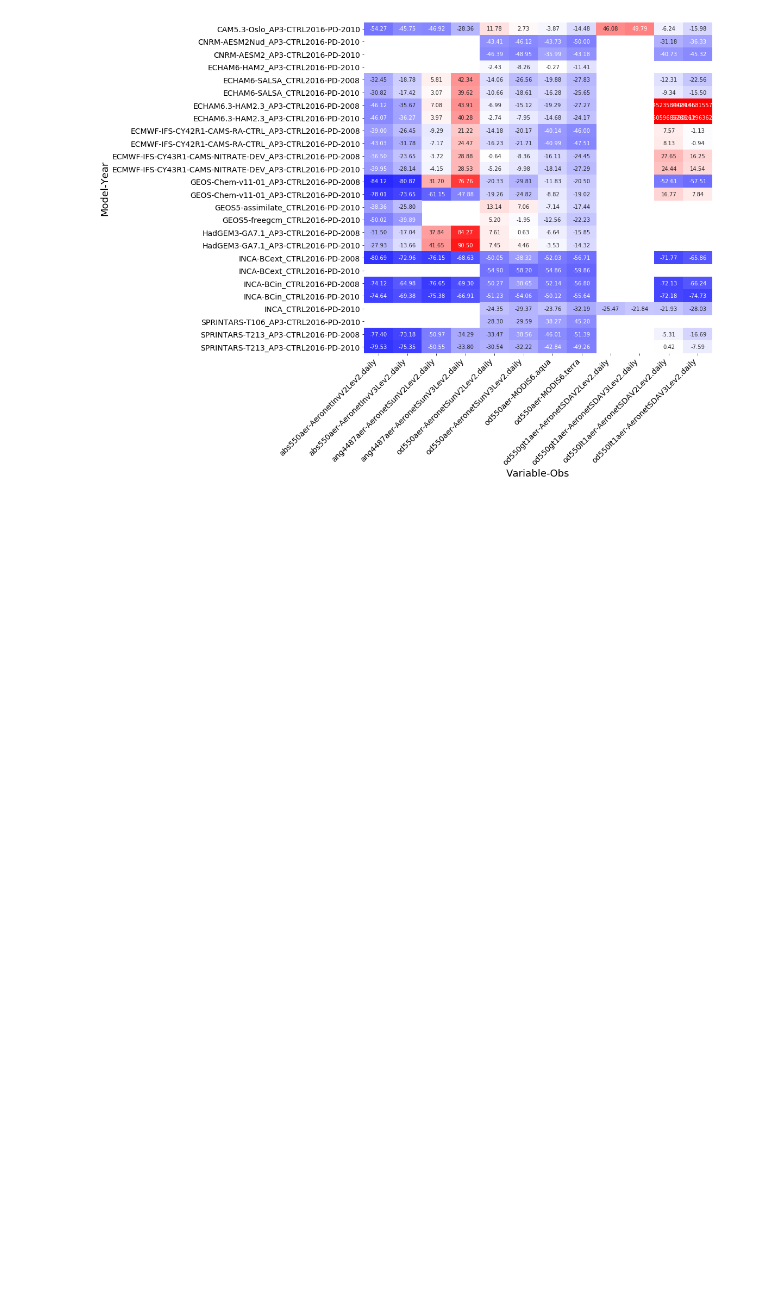
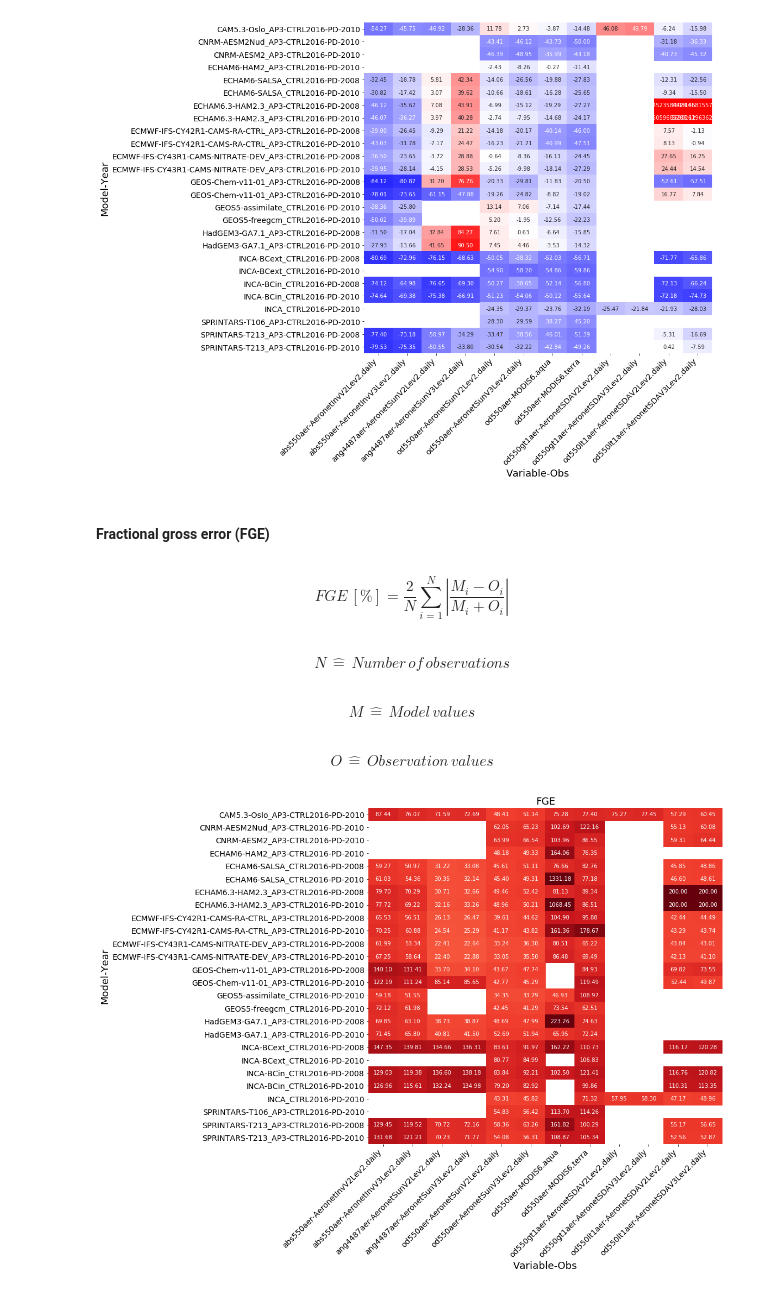
Before and after one commit to jgliss/aerocom_obs_props, a Jupyter notebook: post_analysis.ipynb, the cells around one changed output. Saved outputs shown, nothing was run; the diff lists cells and outputs as text; code cells hidden in the pictures; blank space fills up the shorter version.

Commit message:
Worked on visualisation of results

```diff
--- a/post_analysis.ipynb
+++ b/post_analysis.ipynb
@@ -141,3 +170,24 @@ $$N\,\hat{=}\,Number\,of\,observations$$
 $$M\,\hat{=}\,Model\,values$$
 $$O\,\hat{=}\,Observation\,values$$
 [figure]
+# %% [markdown]
+#### Fractional gross error (FGE)
+# %%
+fge = pd.pivot_table(monthly, values='FGE', columns=['Variable', 'Obs'],
+                      index=['Model', 'Year'])
+# %%
+ax = pya.plot.heatmaps.df_to_heatmap(fge,
+                                     cmap='Reds',
+                                     color_rowwise=False,
+                                     figsize=(16, 12), vmax=200)
+ax.set_title('FGE')
+display(Math(r'FGE\,[\%] = \frac{2}{N}\sum_{i=1}^{N}\left|\frac{M_i-O_i}{M_i+O_i}\right|'))
+display(Math(r'N\,\hat{=}\,Number\,of\,observations'))
+display(Math(r'M\,\hat{=}\,Model\,values'))
+display(Math(r'O\,\hat{=}\,Observation\,values'))
+# %% [output]
+$$FGE\,[\%] = \frac{2}{N}\sum_{i=1}^{N}\left|\frac{M_i-O_i}{M_i+O_i}\right|$$
+$$N\,\hat{=}\,Number\,of\,observations$$
+$$M\,\hat{=}\,Model\,values$$
+$$O\,\hat{=}\,Observation\,values$$
+[figure, added]
```
Also changed, not shown: parts of 5 cells of this notebook, 2 other files.
